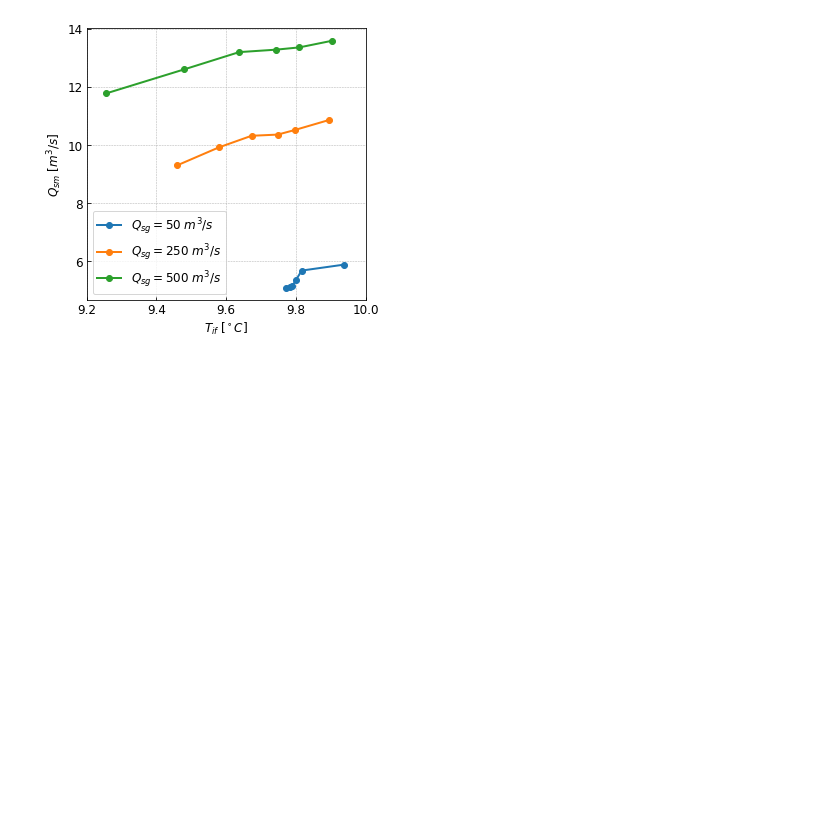
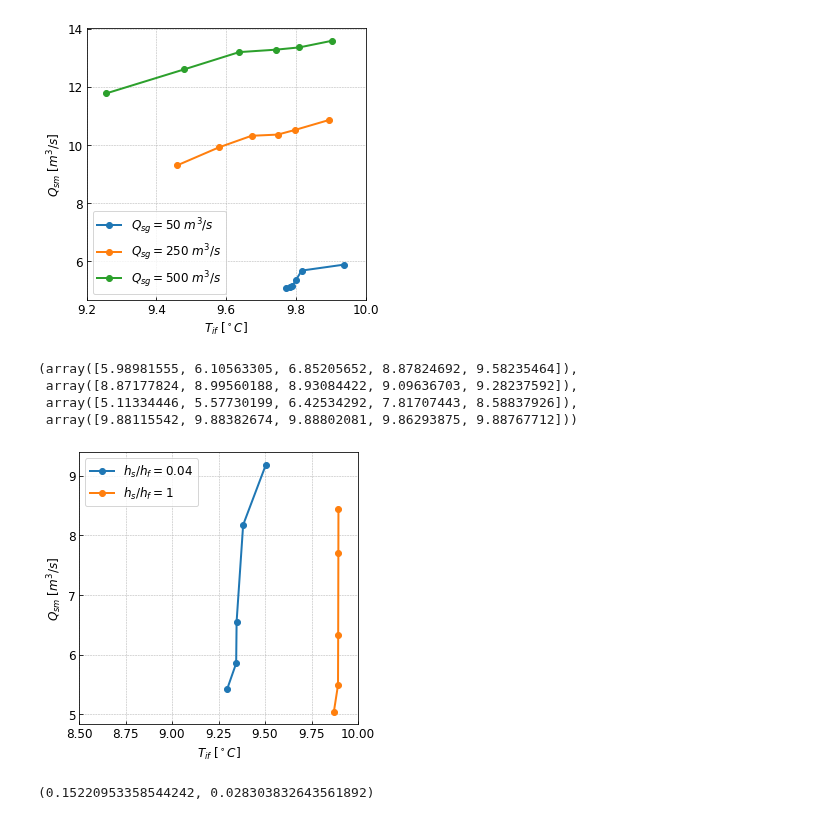
Before and after one commit to weiyangbao/Jupyter-Iceplume, a Jupyter notebook: Fjord Modeling/Qsm_Temp.ipynb, the cells around one changed output. Saved outputs shown, nothing was run; the diff lists cells and outputs as text; code cells hidden in the pictures; blank space fills up the shorter version.

Commit message:
feat:vertical Qsm transition with time

```diff
--- a/Fjord Modeling/Qsm_Temp.ipynb
+++ b/Fjord Modeling/Qsm_Temp.ipynb
@@ -14,7 +14,7 @@ def IFA(case_path, case_id):
     Area[50:,:] = 1200
 
     file0 = xr.open_dataset(case_path + '/icefrntA_' + str(format(case_id,'03d')) + '.nc')
-    t0 = 0
+    t0 = 89
     #tn = 120
     # removed duplicated data caused by model restart
     file = file0.isel(T=~file0.get_index("T").duplicated())
@@ -31,7 +31,7 @@ def icefrntT(case_path, case_id):
     State = File1.isel(T=~File1.get_index("T").duplicated())
 
     # Confine to the range of fjord
-    state = State.isel(X=range(260), Xp1=range(261), Y=range(35,45), T=range(1,len(State.T)))
+    state = State.isel(X=range(260), Xp1=range(261), Y=range(35,45), T=range(89,len(State.T)))
     grid = Grid.isel(X=range(260), Xp1=range(261), Y=range(35,45))
 
     U = (state.U.data[:,:,:,1:] + state.U.data[:,:,:,:-1]) / 2 # Along-channel velocity
@@ -95,3 +95,50 @@ ax1.set_xlim([9.2, 10])
 plt.show()
 # %% [output]
 [figure]
+# %%
+path1 = '/work/oceans/wbao/MITgcm_results/iceplume/Sal_Linear_minhs'
+path2 = '/work/oceans/wbao/MITgcm_results/iceplume/Sal_Linear_nosill'
+
+caseN = np.array([1,2,3,4,5])
+
+Qsm1 = np.empty(len(caseN))
+Tice1 = np.empty(len(caseN))
+
+Qsm2 = np.empty(len(caseN))
+Tice2 = np.empty(len(caseN))
+
+
+for i in range(len(caseN)):
+
+    Qsm1[i] = IFA(path1, caseN[i])
+    Tice1[i] = icefrntT(path1, caseN[i])
+
+    Qsm2[i] = IFA(path2, caseN[i])
+    Tice2[i] = icefrntT(path2, caseN[i])
+# %%
+Qsm1, Tice1, Qsm2, Tice2
+# %% [output]
+(array([5.98981555, 6.10563305, 6.85205652, 8.87824692, 9.58235464]),
+ array([8.87177824, 8.99560188, 8.93084422, 9.09636703, 9.28237592]),
+ array([5.11334446, 5.57730199, 6.42534292, 7.81707443, 8.58837926]),
+ array([9.88115542, 9.88382674, 9.88802081, 9.86293875, 9.88767712]))
+# %%
+fig2, ax1 = plt.subplots(figsize=(5,5))
+plt.grid(linestyle = '--', linewidth = 0.5)
+
+#plt.axis('square')
+plt.xticks(fontsize=12)
+plt.yticks(fontsize=12)
+plt.xlabel(r'$T_{if}\;[^\circ C]$', size=12)
+plt.ylabel(r'$Q_{sm}\;[m^3/s]$',size=12)
+
+ax1.plot(np.sort(Tice1), np.sort(Qsm1), 'o-', ms=6,lw=2,label=r'$h_s/h_f=0.04$')
+ax1.plot(np.sort(Tice2), np.sort(Qsm2), 'o-', ms=6,lw=2,label=r'$h_s/h_f=1$')
+ax1.legend(loc='best', fontsize=12)
+ax1.tick_params(direction='in', labelsize=12)
+ax1.set_xlim([8.5, 10])
+
+#ax1.set_xticks([0.04, 0.06, 0.08, 0.10, 0.12])
+plt.show()
+# %% [output]
+[figure, added]
@@ -97,0 +174,5 @@ plt.show()
+# %%
+#time.shape, MR1.shape
+MR2.max(), MR2.min()
+# %% [output]
+(0.15220953358544242, 0.028303832643561892)
```
Also changed, not shown: parts of 4 cells of this notebook.
